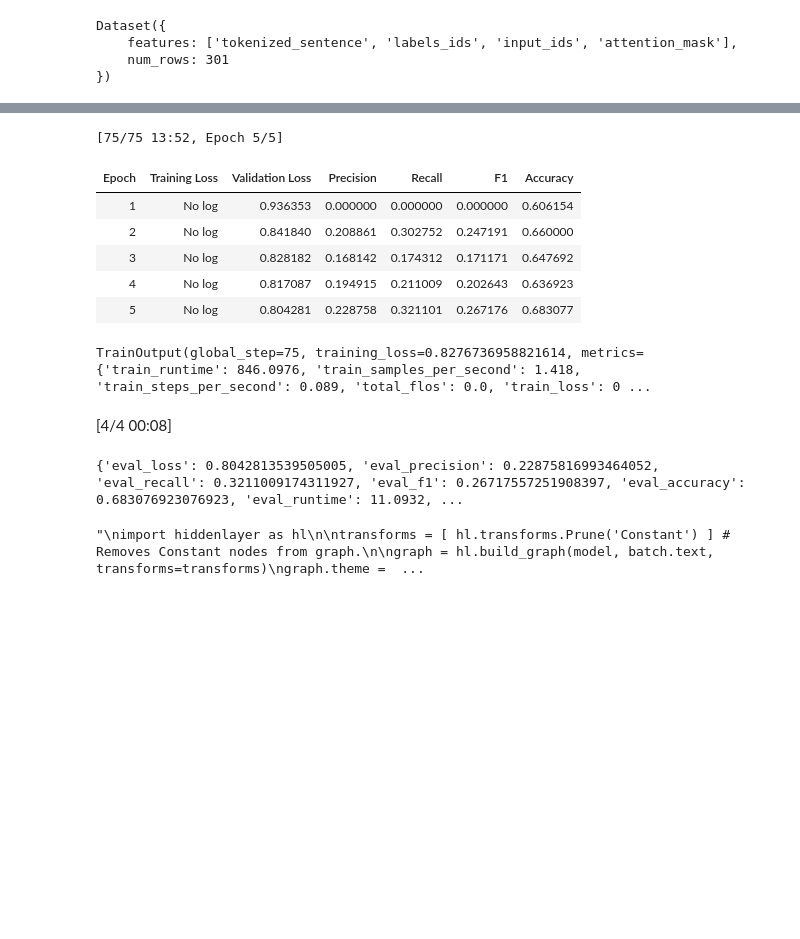
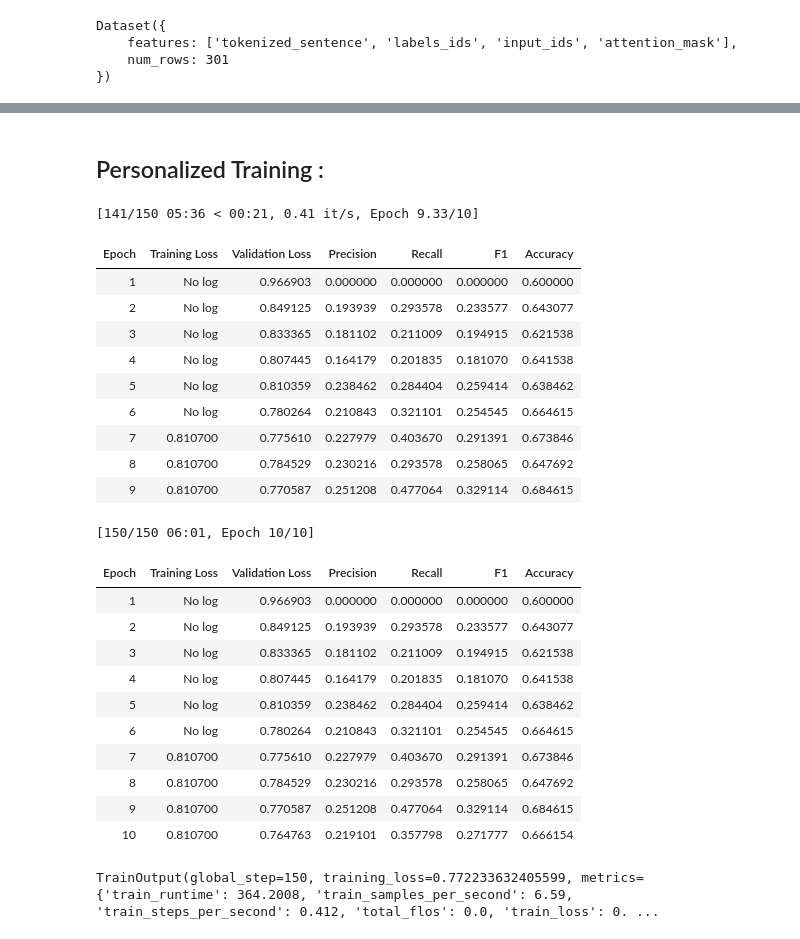
Before and after one commit to taissirboukrouba/Structured-Information-Retrieval-with-LLMs, a Jupyter notebook: notebooks/modelling.ipynb, the cells around one changed output, grey strips where cells are left out. Saved outputs shown, nothing was run; the diff lists cells and outputs as text; code cells hidden in the pictures; blank space fills up the shorter version.

```diff
--- a/notebooks/modelling.ipynb
+++ b/notebooks/modelling.ipynb
@@ -619,6 +663,6 @@ df_report
 # %%
-text = "the function is called f(x)"
-
-classifier = pipeline("ner",model="taissirboukrouba/my-model2",tokenizer=tokenizer)
+text = "the speed f(x)"
+tokenizer = DistilBertTokenizer.from_pretrained('taissirboukrouba/my-distillBERT')
+classifier = pipeline("ner",model="taissirboukrouba/my-distillBERT",tokenizer=tokenizer)
 classifier(text)
 # %% [output]
@@ -707,7 +725,7 @@ class PersonalisedTokenizer:
 
     def get_tokens(self, text):
         # applying custom tokenization
-        return custom_tokenizer(text)
+        return my_custom_tokenizer(text)
 
     def get_token_id(self, tokens):
         # getting token id from vocabulary or replacing it by unknown vocabulary when not present
@@ -945,10 +925,10 @@ Dataset({
 split = encoded_dataset_scratch.train_test_split(test_size=0.2, seed=42)
 
 # Creating DatasetDict
-dataset_dict = DatasetDict({
+dataset_dict_scratch = DatasetDict({
     'train': split['train'],
     'validation': split['test']
 })
 # %%
 new_column_names = {'tokenized_sentence': 'sentence', 'labels_ids': 'labels'}
-dataset_dict = dataset_dict.rename_columns(new_column_names)
+dataset_dict_scratch = dataset_dict_scratch.rename_columns(new_column_names)
@@ -997,0 +986,2 @@ def compute_metrics(p):
+# %% [markdown]
+## Personalized Training :
@@ -998,64 +993,61 @@ def compute_metrics(p):
 # %%
 seqeval = evaluate.load("seqeval")
+label_list = list(label2id.keys())
 
-save_directory = "./model-scratch-1"
+save_directory = "./transformer-scratch-1"
 lr = 2e-5
-epochs = 20
 steps = 100
 
 
 training_args = TrainingArguments(
     output_dir=save_directory,
     learning_rate=2e-5,
     per_device_train_batch_size=16,
     per_device_eval_batch_size=16,
-    num_train_epochs=5,
+    num_train_epochs=10,
     logging_steps=100,
     weight_decay=0.01,
     eval_strategy="epoch",
     save_strategy="epoch",
     load_best_model_at_end=True,
     push_to_hub=True,
 )
 
 
-trainer = Trainer(
+scratch_trainer = Trainer(
     model=model_scratch,
     args=training_args,
-    train_dataset=dataset_dict["train"],
-    eval_dataset=dataset_dict["validation"],
+    train_dataset=dataset_dict_scratch["train"],
+    eval_dataset=dataset_dict_scratch["validation"],
     tokenizer=tokenizer_scratch,
-    compute_metrics=compute_metrics,
+    compute_metrics=get_metrics,
     #callbacks=[early_stopping_callback]
 )
 
 # Start training
-trainer.train()
+scratch_trainer.train()
 # %% [output]
-[75/75 13:52, Epoch 5/5]
+[141/150 05:36 < 00:21, 0.41 it/s, Epoch 9.33/10]
 | Epoch | Training Loss | Validation Loss | Precision | Recall | F1 | Accuracy |
-| 1 | No log | 0.936353 | 0.000000 | 0.000000 | 0.000000 | 0.606154 |
-| 2 | No log | 0.841840 | 0.208861 | 0.302752 | 0.247191 | 0.660000 |
-| 3 | No log | 0.828182 | 0.168142 | 0.174312 | 0.171171 | 0.647692 |
-| 4 | No log | 0.817087 | 0.194915 | 0.211009 | 0.202643 | 0.636923 |
-| 5 | No log | 0.804281 | 0.228758 | 0.321101 | 0.267176 | 0.683077 |
+| 1 | No log | 0.966903 | 0.000000 | 0.000000 | 0.000000 | 0.600000 |
+| 2 | No log | 0.849125 | 0.193939 | 0.293578 | 0.233577 | 0.643077 |
+| 3 | No log | 0.833365 | 0.181102 | 0.211009 | 0.194915 | 0.621538 |
+| 4 | No log | 0.807445 | 0.164179 | 0.201835 | 0.181070 | 0.641538 |
+| 5 | No log | 0.810359 | 0.238462 | 0.284404 | 0.259414 | 0.638462 |
+| 6 | No log | 0.780264 | 0.210843 | 0.321101 | 0.254545 | 0.664615 |
+| 7 | 0.810700 | 0.775610 | 0.227979 | 0.403670 | 0.291391 | 0.673846 |
+| 8 | 0.810700 | 0.784529 | 0.230216 | 0.293578 | 0.258065 | 0.647692 |
+| 9 | 0.810700 | 0.770587 | 0.251208 | 0.477064 | 0.329114 | 0.684615 |
-TrainOutput(global_step=75, training_loss=0.8276736958821614, metrics={'train_runtime': 846.0976, 'train_samples_per_second': 1.418, 'train_steps_per_second': 0.089, 'total_flos': 0.0, 'train_loss': 0 ...
+[150/150 06:01, Epoch 10/10]
+| Epoch | Training Loss | Validation Loss | Precision | Recall | F1 | Accuracy |
+| 1 | No log | 0.966903 | 0.000000 | 0.000000 | 0.000000 | 0.600000 |
+| 2 | No log | 0.849125 | 0.193939 | 0.293578 | 0.233577 | 0.643077 |
+| 3 | No log | 0.833365 | 0.181102 | 0.211009 | 0.194915 | 0.621538 |
+| 4 | No log | 0.807445 | 0.164179 | 0.201835 | 0.181070 | 0.641538 |
+| 5 | No log | 0.810359 | 0.238462 | 0.284404 | 0.259414 | 0.638462 |
+| 6 | No log | 0.780264 | 0.210843 | 0.321101 | 0.254545 | 0.664615 |
+| 7 | 0.810700 | 0.775610 | 0.227979 | 0.403670 | 0.291391 | 0.673846 |
+| 8 | 0.810700 | 0.784529 | 0.230216 | 0.293578 | 0.258065 | 0.647692 |
+| 9 | 0.810700 | 0.770587 | 0.251208 | 0.477064 | 0.329114 | 0.684615 |
+| 10 | 0.810700 | 0.764763 | 0.219101 | 0.357798 | 0.271777 | 0.666154 |
+TrainOutput(global_step=150, training_loss=0.772233632405599, metrics={'train_runtime': 364.2008, 'train_samples_per_second': 6.59, 'train_steps_per_second': 0.412, 'total_flos': 0.0, 'train_loss': 0. ...
-# %%
-# Evaluate the model
-results = trainer.evaluate()
-print(results)
-# %% [output]
-[4/4 00:08]
-{'eval_loss': 0.8042813539505005, 'eval_precision': 0.22875816993464052, 'eval_recall': 0.3211009174311927, 'eval_f1': 0.26717557251908397, 'eval_accuracy': 0.683076923076923, 'eval_runtime': 11.0932, ...
-# %%
-# visualize model
-"""
-import hiddenlayer as hl
-
-transforms = [ hl.transforms.Prune('Constant') ] # Removes Constant nodes from graph.
-
-graph = hl.build_graph(model, batch.text, transforms=transforms)
-graph.theme = hl.graph.THEMES['blue'].copy()
-graph.save('rnn_hiddenlayer', format='png')"""
-# %% [output]
-"\nimport hiddenlayer as hl\n\ntransforms = [ hl.transforms.Prune('Constant') ] # Removes Constant nodes from graph.\n\ngraph = hl.build_graph(model, batch.text, transforms=transforms)\ngraph.theme =  ...
```
Also changed, not shown: parts of 40 cells of this notebook.
